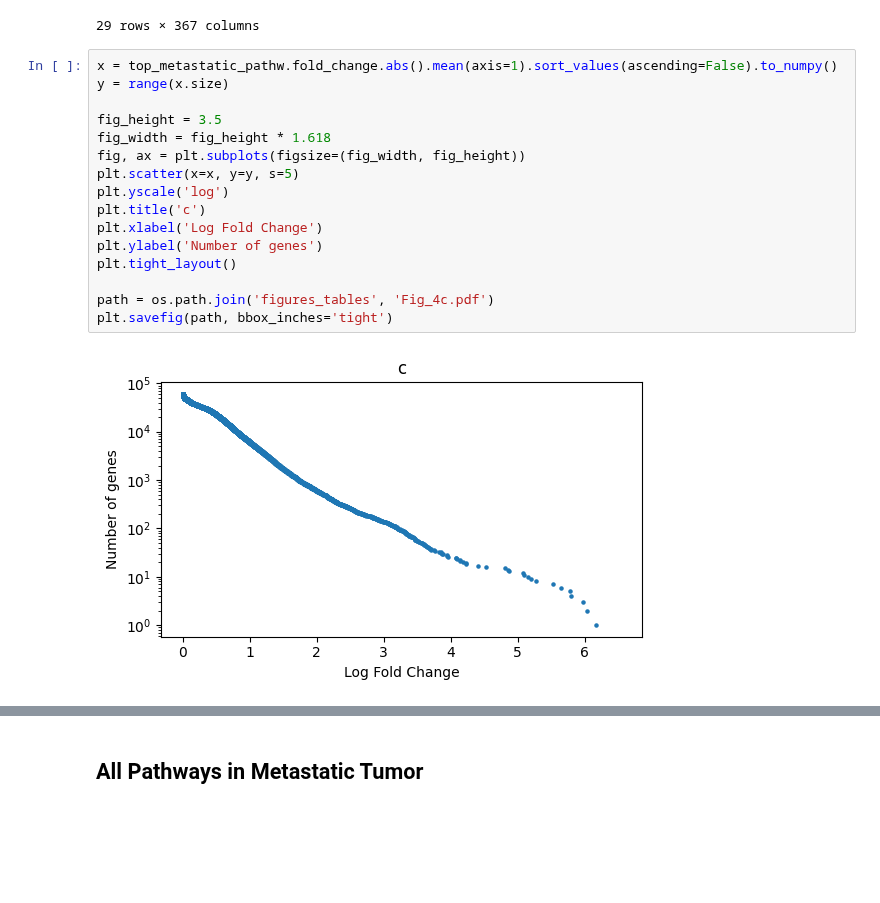
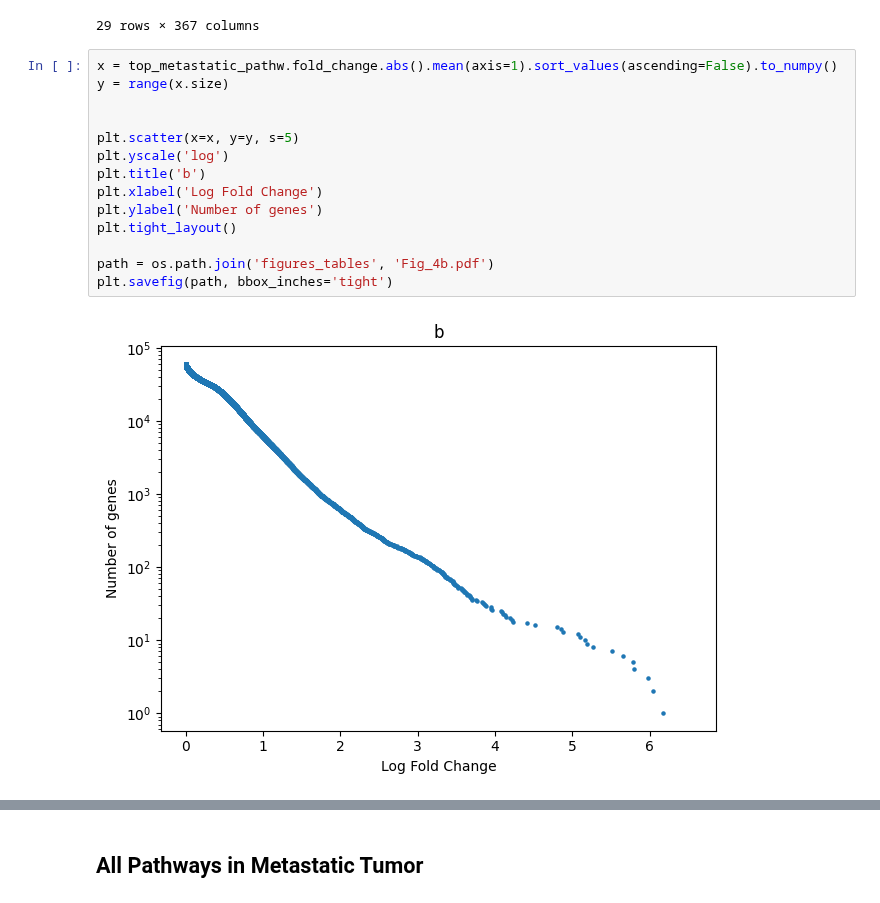
Before and after one commit to SamSaladino/FC-of-Genetic-pathways, a Jupyter notebook: Melanoma_expr_pathways.ipynb, the cells around one changed output, grey strips where cells are left out. Drawn from its saved outputs; the diff is of its cells as text; blank space fills up the shorter version.

```diff
--- a/Melanoma_expr_pathways.ipynb
+++ b/Melanoma_expr_pathways.ipynb
@@ -224,21 +217,19 @@ top_metastatic_matrix
 # %%
 x = top_metastatic_pathw.fold_change.abs().mean(axis=1).sort_values(ascending=False).to_numpy()
 y = range(x.size)
 
-fig_height = 3.5
-fig_width = fig_height * 1.618
-fig, ax = plt.subplots(figsize=(fig_width, fig_height))
+
 plt.scatter(x=x, y=y, s=5)
 plt.yscale('log')
-plt.title('c')
+plt.title('b')
 plt.xlabel('Log Fold Change')
 plt.ylabel('Number of genes')
 plt.tight_layout()
 
-path = os.path.join('figures_tables', 'Fig_4c.pdf')
+path = os.path.join('figures_tables', 'Fig_4b.pdf')
 plt.savefig(path, bbox_inches='tight')
 # %% [output]
-[figure, old version]
+[figure, new version]
 # %%
 y = top_metastatic_pathw.pathway_data.mean(axis=1).to_numpy()
 x = [f'P{i}' for i in range(1, 30)]
```
Also changed, not shown: parts of 19 cells of this notebook, 20 other files.
